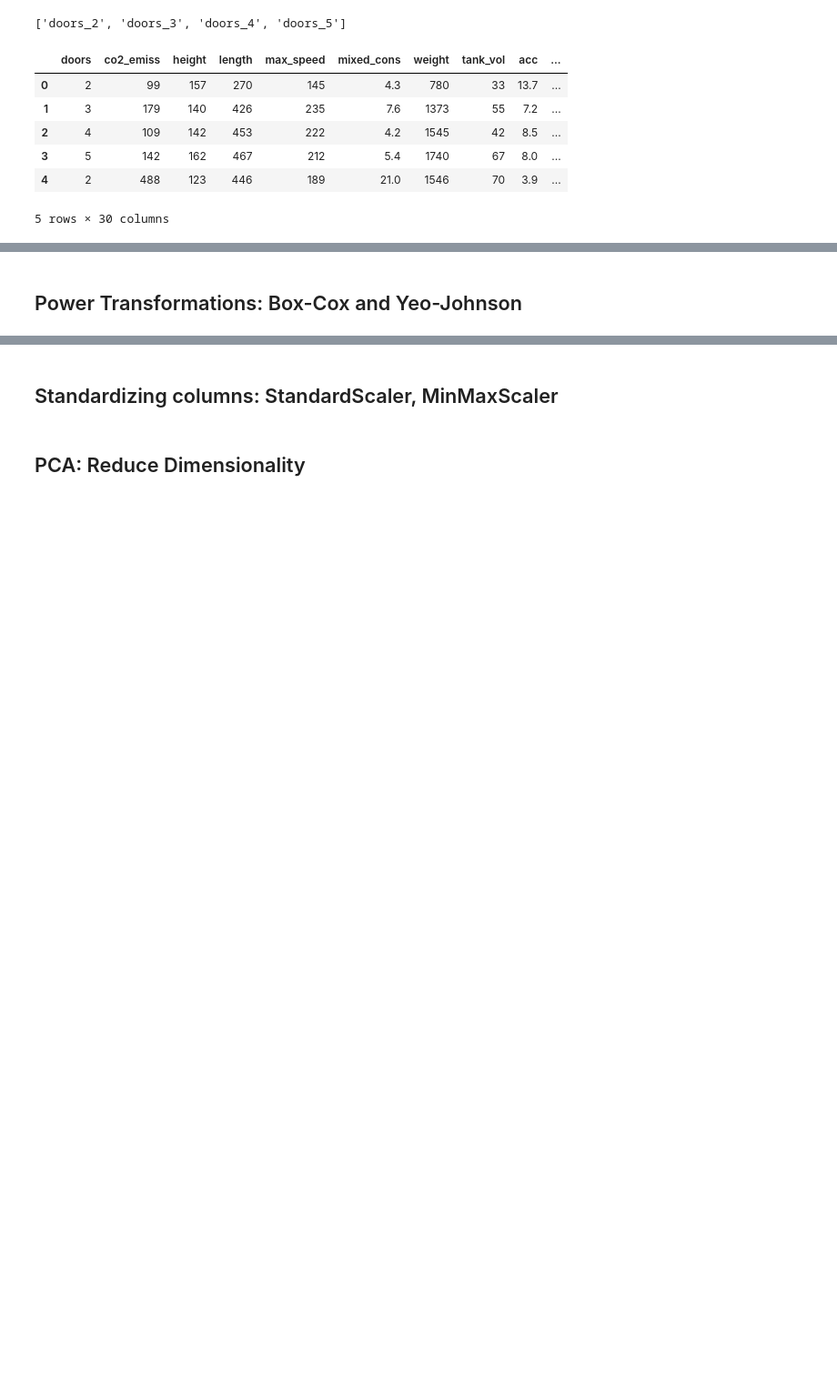
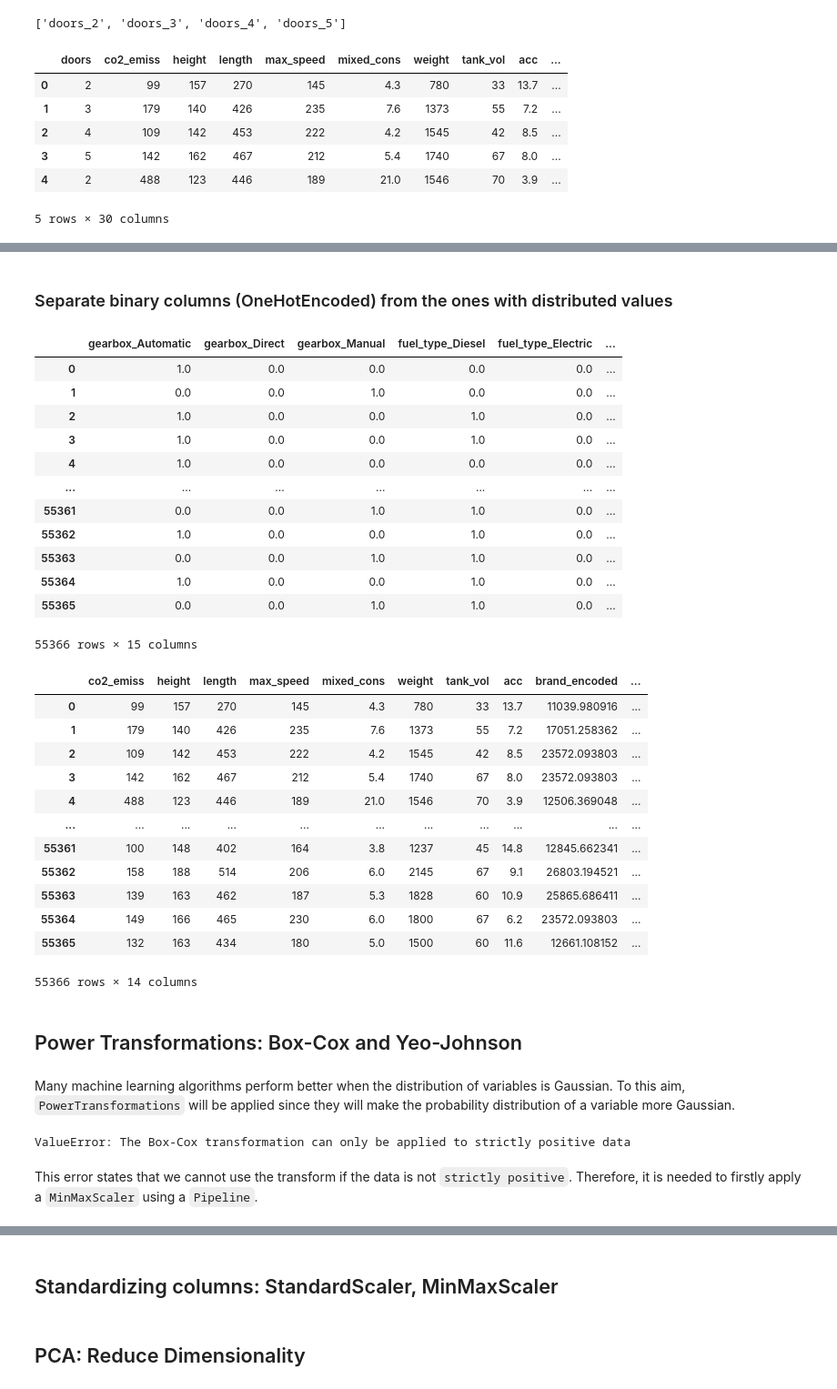
Before and after one commit to caresppen/UsedCarsAppraiser, a Jupyter notebook: notebooks/09_Column_Transformation.ipynb, the cells around one changed output, grey strips where cells are left out. Shown: that part at 91% size. Saved outputs shown, nothing was run; the diff lists cells and outputs as text; code cells hidden in the pictures; blank space fills up the shorter version.

```diff
--- a/notebooks/09_Column_Transformation.ipynb
+++ b/notebooks/09_Column_Transformation.ipynb
@@ -81,4 +85,53 @@ for triaxis in axes:
+# %% [markdown]
+### Separate binary columns (OneHotEncoded) from the ones with distributed values
+# %%
+ohe_mask = X.isin([0,1]).all()
+
+X_ohe = X[X.columns[ohe_mask]]
+X_dst = X[X.columns[~ohe_mask]]
+
+display(X_ohe)
+display(X_dst)
+# %% [output]
+|  | gearbox_Automatic | gearbox_Direct | gearbox_Manual | fuel_type_Diesel | fuel_type_Electric | ... |
+| 0 | 1.0 | 0.0 | 0.0 | 0.0 | 0.0 | ... |
+| 1 | 0.0 | 0.0 | 1.0 | 0.0 | 0.0 | ... |
+| 2 | 1.0 | 0.0 | 0.0 | 1.0 | 0.0 | ... |
+| 3 | 1.0 | 0.0 | 0.0 | 1.0 | 0.0 | ... |
+| 4 | 1.0 | 0.0 | 0.0 | 0.0 | 0.0 | ... |
+| ... | ... | ... | ... | ... | ... | ... |
+| 55361 | 0.0 | 0.0 | 1.0 | 1.0 | 0.0 | ... |
+| 55362 | 1.0 | 0.0 | 0.0 | 1.0 | 0.0 | ... |
+| 55363 | 0.0 | 0.0 | 1.0 | 1.0 | 0.0 | ... |
+| 55364 | 1.0 | 0.0 | 0.0 | 1.0 | 0.0 | ... |
+| 55365 | 0.0 | 0.0 | 1.0 | 1.0 | 0.0 | ... |
+55366 rows × 15 columns
+|  | co2_emiss | height | length | max_speed | mixed_cons | weight | tank_vol | acc | brand_encoded | ... |
+| 0 | 99 | 157 | 270 | 145 | 4.3 | 780 | 33 | 13.7 | 11039.980916 | ... |
+| 1 | 179 | 140 | 426 | 235 | 7.6 | 1373 | 55 | 7.2 | 17051.258362 | ... |
+| 2 | 109 | 142 | 453 | 222 | 4.2 | 1545 | 42 | 8.5 | 23572.093803 | ... |
+| 3 | 142 | 162 | 467 | 212 | 5.4 | 1740 | 67 | 8.0 | 23572.093803 | ... |
+| 4 | 488 | 123 | 446 | 189 | 21.0 | 1546 | 70 | 3.9 | 12506.369048 | ... |
+| ... | ... | ... | ... | ... | ... | ... | ... | ... | ... | ... |
+| 55361 | 100 | 148 | 402 | 164 | 3.8 | 1237 | 45 | 14.8 | 12845.662341 | ... |
+| 55362 | 158 | 188 | 514 | 206 | 6.0 | 2145 | 67 | 9.1 | 26803.194521 | ... |
+| 55363 | 139 | 163 | 462 | 187 | 5.3 | 1828 | 60 | 10.9 | 25865.686411 | ... |
+| 55364 | 149 | 166 | 465 | 230 | 6.0 | 1800 | 67 | 6.2 | 23572.093803 | ... |
+| 55365 | 132 | 163 | 434 | 180 | 5.0 | 1500 | 60 | 11.6 | 12661.108152 | ... |
+55366 rows × 14 columns
 # %% [markdown]
 ## Power Transformations: Box-Cox and Yeo-Johnson
+# %% [markdown]
+Many machine learning algorithms perform better when the distribution of variables is Gaussian. To this aim, `PowerTransformations` will be applied since they will make the probability distribution of a variable more Gaussian.
 # %%
 from sklearn.preprocessing import PowerTransformer, QuantileTransformer
+# %%
+try:
+    boxcox = PowerTransformer(method='box-cox', standardize=False)
+    X_trf = boxcox.fit_transform(X)
+except ValueError as e:
+    print(colored(255, 148, 148, f'ValueError: {e}'))
+# %% [output]
+ValueError: The Box-Cox transformation can only be applied to strictly positive data
+# %% [markdown]
+This error states that we cannot use the transform if the data is not `strictly positive`. Therefore, it is needed to firstly apply a `MinMaxScaler` using a `Pipeline`.
```
Also changed, not shown: parts of 5 cells of this notebook, 1 other file.
